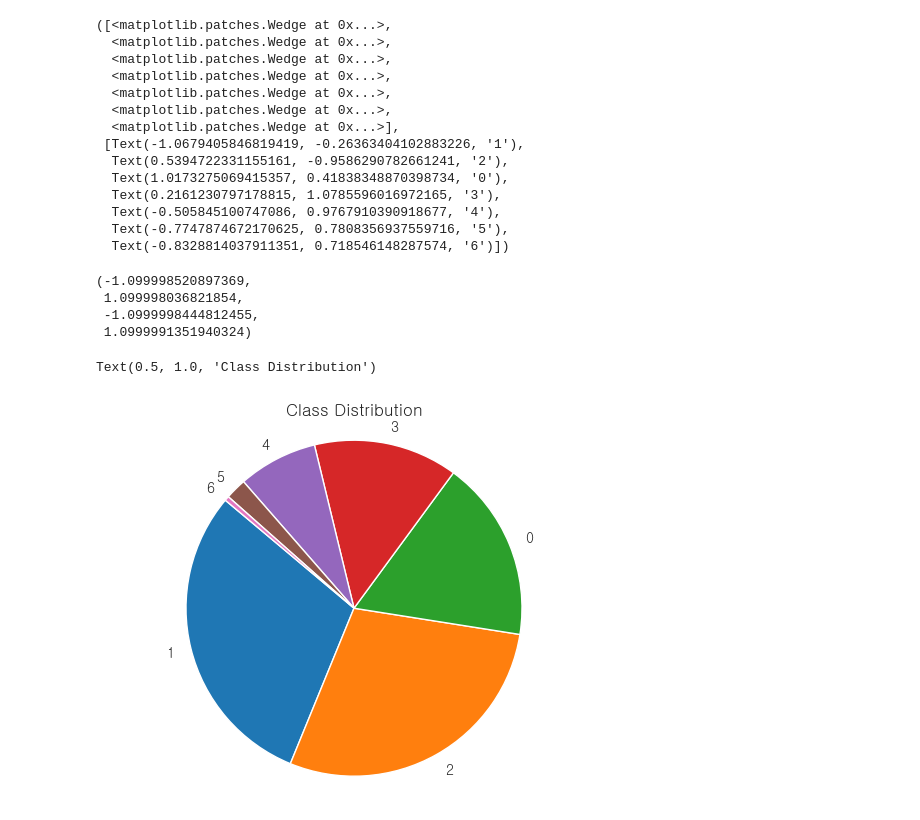
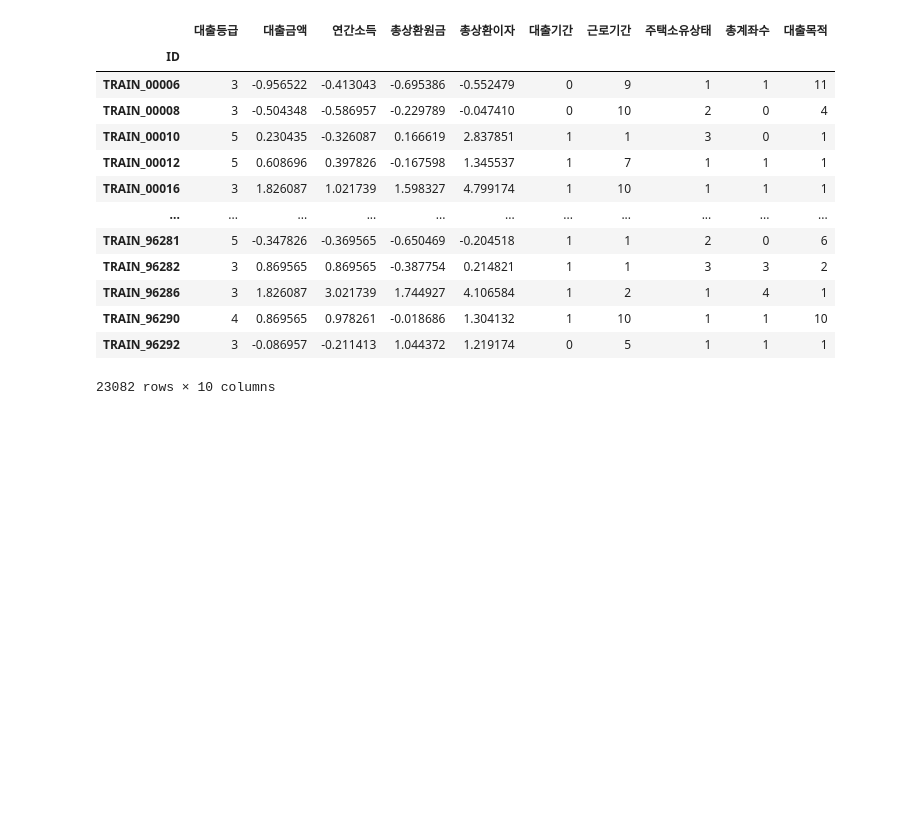
Before and after one commit to kimjuhwan1234/Customer_Loan_Rate_Classification, a Jupyter notebook: Codes/0_Preprocessing.ipynb, the cells around one changed output. Saved outputs shown, nothing was run; the diff lists cells and outputs as text; code cells hidden in the pictures; blank space fills up the shorter version.

```diff
--- a/Codes/0_Preprocessing.ipynb
+++ b/Codes/0_Preprocessing.ipynb
@@ -198,32 +224,32 @@ Text(0.5, 0.98, 'Train Data')
+# %%
+train.drop(columns=['최근_2년간_연체_횟수', '연체계좌수', '총연체금액', '부채_대비_소득_비율'], inplace=True)
+test.drop(columns=['최근_2년간_연체_횟수', '연체계좌수', '총연체금액', '부채_대비_소득_비율'], inplace=True)
+# %%
+train_defg = train.loc[~train['대출등급'].isin([0,1,2])]
+train_defg
+for i in range(4):
+    condition = train_defg['대출등급'] == i + 3
+    train_defg.loc[condition, '대출등급'] = i
+train.loc[~train['대출등급'].isin([0,1,2]), '대출등급'] = 3
+# %% [output]
+|  | 대출등급 | 대출금액 | 연간소득 | 총상환원금 | 총상환이자 | 대출기간 | 근로기간 | 주택소유상태 | 총계좌수 | 대출목적 |
+| ID |  |  |  |  |  |  |  |  |  |  |
+| TRAIN_00006 | 3 | -0.956522 | -0.413043 | -0.695386 | -0.552479 | 0 | 9 | 1 | 1 | 11 |
+| TRAIN_00008 | 3 | -0.504348 | -0.586957 | -0.229789 | -0.047410 | 0 | 10 | 2 | 0 | 4 |
+| TRAIN_00010 | 5 | 0.230435 | -0.326087 | 0.166619 | 2.837851 | 1 | 1 | 3 | 0 | 1 |
+| TRAIN_00012 | 5 | 0.608696 | 0.397826 | -0.167598 | 1.345537 | 1 | 7 | 1 | 1 | 1 |
+| TRAIN_00016 | 3 | 1.826087 | 1.021739 | 1.598327 | 4.799174 | 1 | 10 | 1 | 1 | 1 |
+| ... | ... | ... | ... | ... | ... | ... | ... | ... | ... | ... |
+| TRAIN_96281 | 5 | -0.347826 | -0.369565 | -0.650469 | -0.204518 | 1 | 1 | 2 | 0 | 6 |
+| TRAIN_96282 | 3 | 0.869565 | 0.869565 | -0.387754 | 0.214821 | 1 | 1 | 3 | 3 | 2 |
+| TRAIN_96286 | 3 | 1.826087 | 3.021739 | 1.744927 | 4.106584 | 1 | 2 | 1 | 4 | 1 |
+| TRAIN_96290 | 4 | 0.869565 | 0.978261 | -0.018686 | 1.304132 | 1 | 10 | 1 | 1 | 10 |
+| TRAIN_96292 | 3 | -0.086957 | -0.211413 | 1.044372 | 1.219174 | 0 | 5 | 1 | 1 | 1 |
+23082 rows × 10 columns
 # %%
 X = train.drop(columns=['대출등급'])
 y = train['대출등급']
 X_train, X_test, y_train, y_test = train_test_split(X, y, test_size=0.2, random_state=42)
 
-class_counts = y.value_counts()
-
-plt.pie(class_counts, labels=class_counts.index, startangle=140)
-plt.axis('equal')
-plt.title('Class Distribution')
-plt.show()
+smote = SMOTE(random_state=42)
+X_res, y_res = smote.fit_resample(X_train, y_train)
-# %% [output]
-([<matplotlib.patches.Wedge at 0x...>,
-  <matplotlib.patches.Wedge at 0x...>,
-  <matplotlib.patches.Wedge at 0x...>,
-  <matplotlib.patches.Wedge at 0x...>,
-  <matplotlib.patches.Wedge at 0x...>,
-  <matplotlib.patches.Wedge at 0x...>,
-  <matplotlib.patches.Wedge at 0x...>],
- [Text(-1.0679405846819419, -0.26363404102883226, '1'),
-  Text(0.5394722331155161, -0.9586290782661241, '2'),
-  Text(1.0173275069415357, 0.41838348870398734, '0'),
-  Text(0.2161230797178815, 1.0785596016972165, '3'),
-  Text(-0.505845100747086, 0.9767910390918677, '4'),
-  Text(-0.7747874672170625, 0.7808356937559716, '5'),
-  Text(-0.8328814037911351, 0.718546148287574, '6')])
-(-1.099998520897369,
- 1.099998036821854,
- -1.0999998444812455,
- 1.0999991351940324)
-Text(0.5, 1.0, 'Class Distribution')
-[figure, removed]
```
Also changed, not shown: parts of 37 cells of this notebook, 20 other files.
